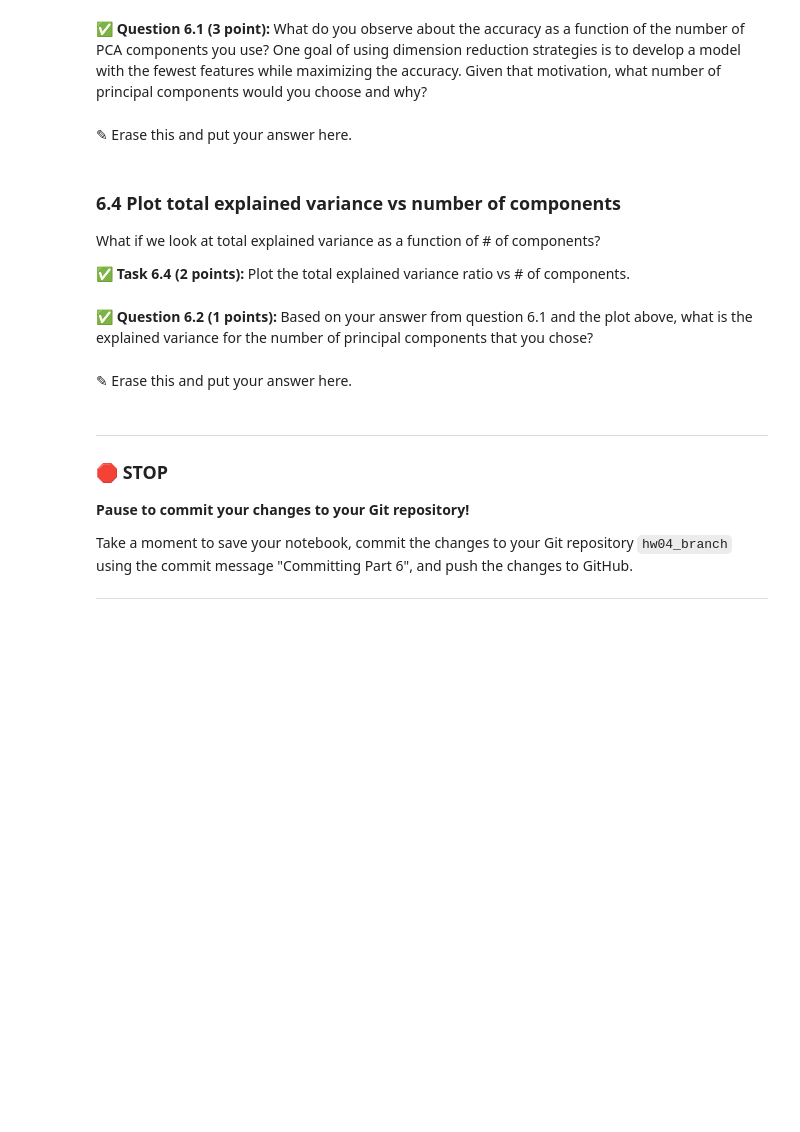
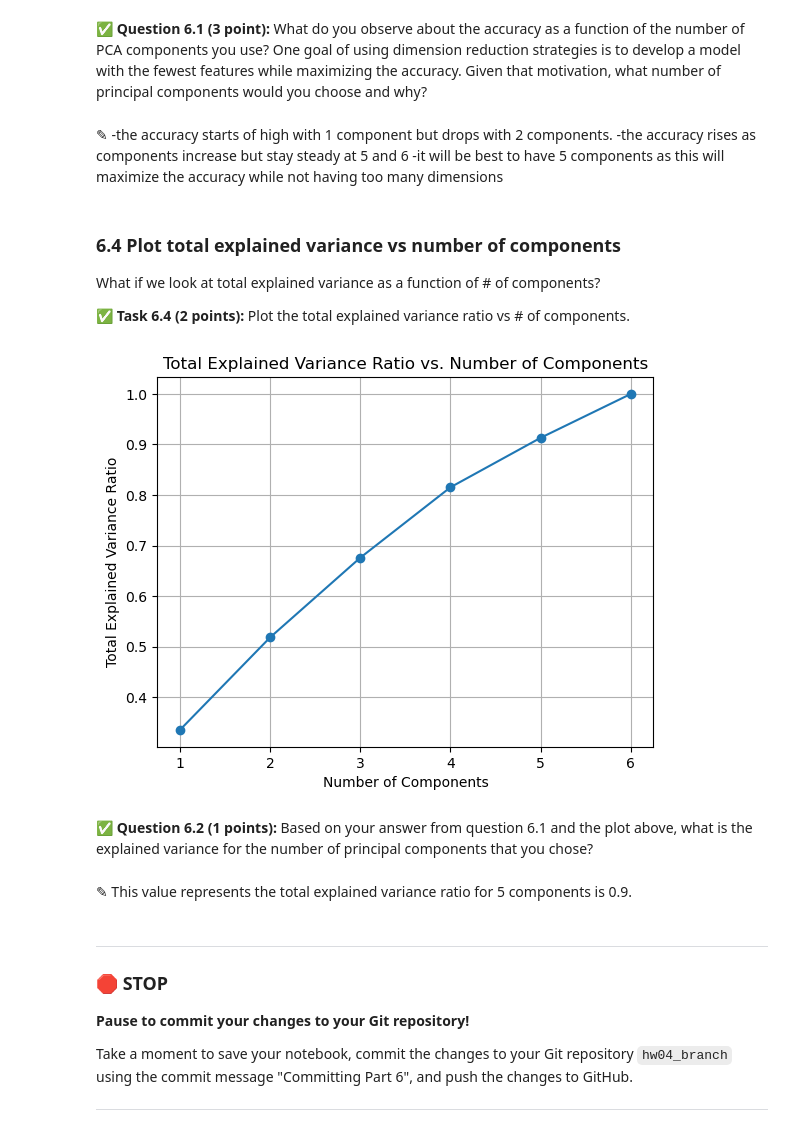
Before and after one commit to renn463/cmse202-s24-turnin, a Jupyter notebook: hw-04/HW-04_PerceptronSVMandPCA-STUDENT.ipynb, the cells around one changed output. Cells and saved outputs as stored; diff of their text form; code cells hidden in the pictures; blank space fills up the shorter version.

```diff
--- a/hw-04/HW-04_PerceptronSVMandPCA-STUDENT.ipynb
+++ b/hw-04/HW-04_PerceptronSVMandPCA-STUDENT.ipynb
@@ -556,8 +556,11 @@ plt.show()
 [figure]
 # %% [markdown]
 **&#9989; Question 6.1 (3 point):** What do you observe about the accuracy as a function of the number of PCA components you use? One goal of using dimension reduction strategies is to develop a model with the fewest features while maximizing the accuracy. Given that motivation, what number of principal components would you choose and why?
-# %% [markdown]
-<font size=+3>&#9998;</font> Erase this and put your answer here.
+# %% [markdown]
+<font size=+3>&#9998;</font>
+-the accuracy starts of high with 1 component but drops with 2 components.
+-the accuracy rises as components increase but stay steady at 5 and 6
+-it will be best to have 5 components as this will maximize the accuracy while not having too many dimensions
 # %% [markdown]
 ### 6.4 Plot total explained variance vs number of components
 
@@ -569,7 +570,18 @@ What if we look at total explained variance as a function of # of components?
+# %%
+# Put your code here
+plt.plot(range(1, 7), explained_variances, marker='o')
+plt.title('Total Explained Variance Ratio vs. Number of Components')
+plt.xlabel('Number of Components')
+plt.ylabel('Total Explained Variance Ratio')
+plt.xticks(range(1, 7))
+plt.grid(True)
+plt.show()
+# %% [output]
+[figure, added]
 # %% [markdown]
 **&#9989; Question 6.2 (1 points):** Based on your answer from question 6.1 and the plot above, what is the explained variance for the number of principal components that you chose?
-# %% [markdown]
-<font size=+3>&#9998;</font> Erase this and put your answer here.
+# %% [markdown]
+<font size=+3>&#9998;</font>  This value represents the total explained variance ratio for 5 components is 0.9.
 # %% [markdown]
 ---
 ### &#128721; STOP
```
Also changed, not shown: parts of 13 cells of this notebook.
